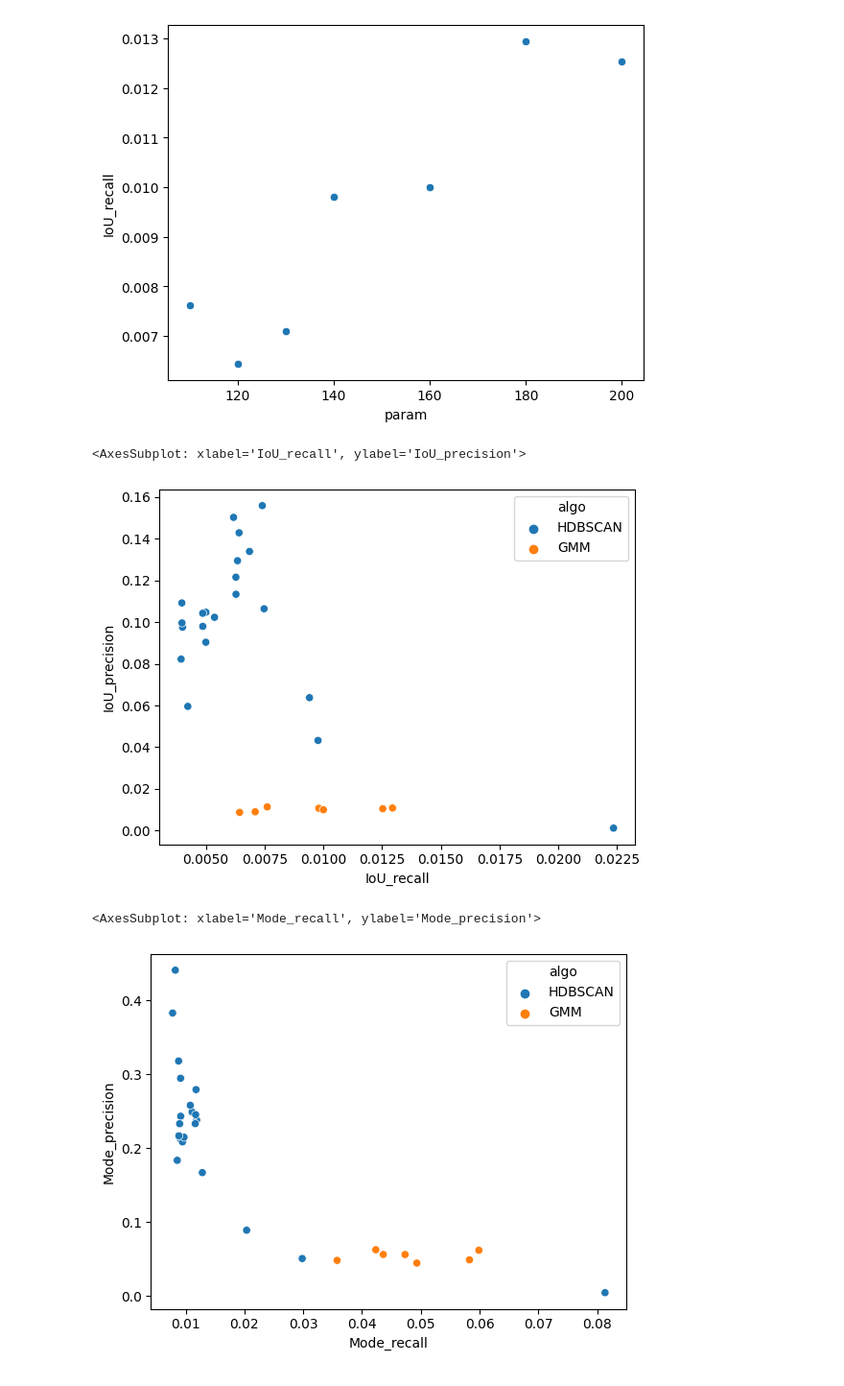
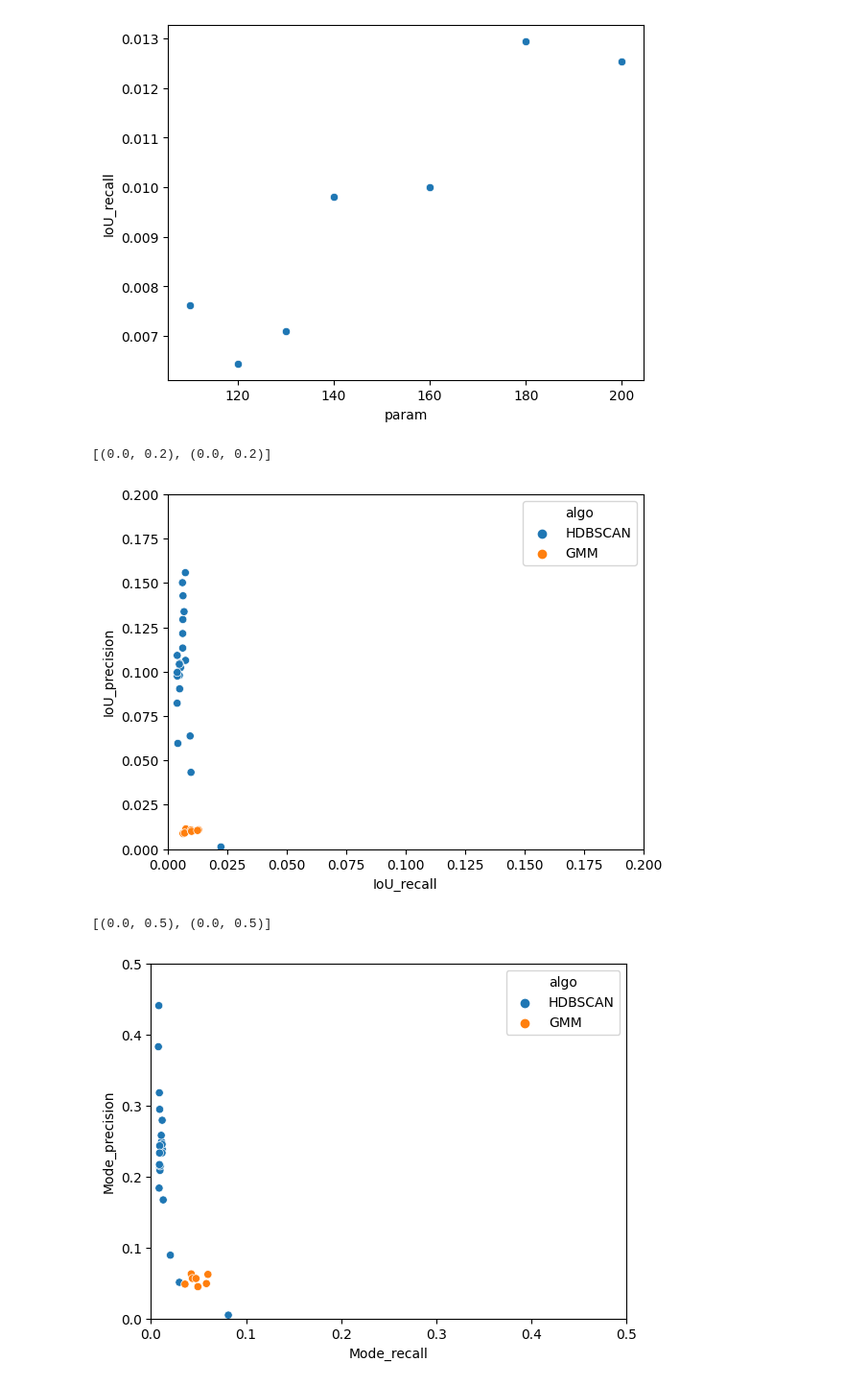
Before and after one commit to michaelyhuang23/Gaia3DR-explore, a Jupyter notebook: notebooks/graphic-gen/plot_cluster_results.ipynb, the cells around one changed output. Shown at 96% size. Cells and saved outputs as stored; diff of their text form; code cells hidden in the pictures.

```diff
--- a/notebooks/graphic-gen/plot_cluster_results.ipynb
+++ b/notebooks/graphic-gen/plot_cluster_results.ipynb
@@ -48,13 +48,15 @@ sns.scatterplot(data=df2, x='param', y='IoU_recall')
 df['algo'] = 'HDBSCAN'
 df2['algo'] = 'GMM'
 df_total = pd.concat([df, df2], ignore_index=True)
-sns.scatterplot(data=df_total, x='IoU_recall', y='IoU_precision', hue='algo')
+plot = sns.scatterplot(data=df_total, x='IoU_recall', y='IoU_precision', hue='algo')
+plot.set(xlim=(0,0.2),ylim=(0,0.2))
 # %% [output]
-<AxesSubplot: xlabel='IoU_recall', ylabel='IoU_precision'>
+[(0.0, 0.2), (0.0, 0.2)]
-[figure, old version]
+[figure, new version]
 # %%
-sns.scatterplot(data=df_total, x='Mode_recall', y='Mode_precision', hue='algo')
+plot = sns.scatterplot(data=df_total, x='Mode_recall', y='Mode_precision', hue='algo')
+plot.set(xlim=(0,0.5),ylim=(0,0.5))
 # %% [output]
-<AxesSubplot: xlabel='Mode_recall', ylabel='Mode_precision'>
+[(0.0, 0.5), (0.0, 0.5)]
-[figure, old version]
+[figure, new version]
 # %%
```
Also changed, not shown: parts of 1 cell of this notebook, 3 other files.
